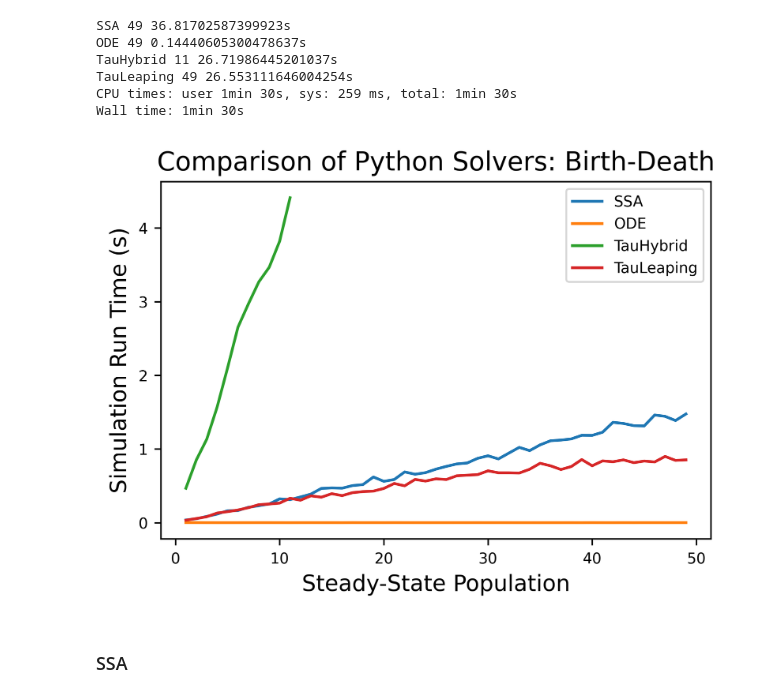
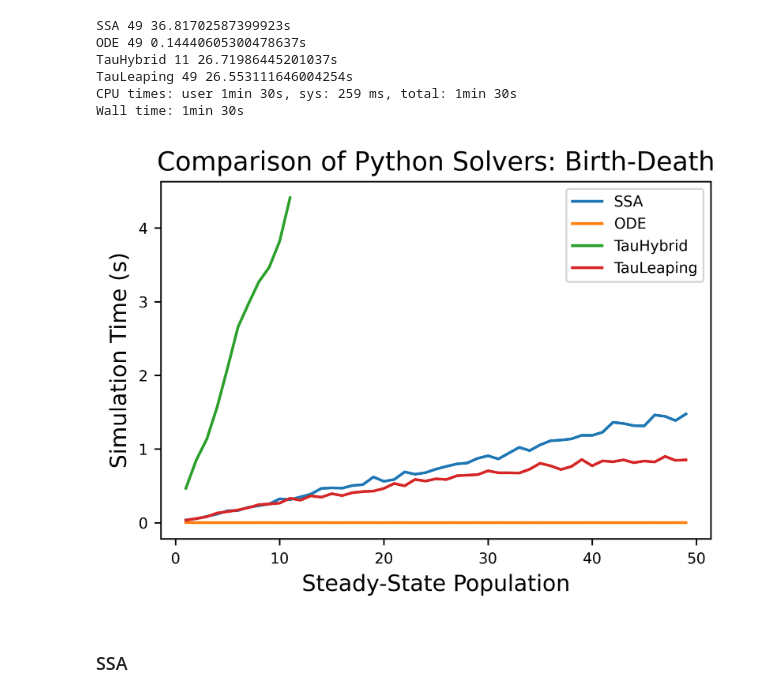
Before and after one commit to GillesPy2/GillesPy2_paper, a Jupyter notebook: performance/Solver_Run_Time_Comparison.ipynb, the cells around one changed output. Drawn from its saved outputs; the diff is of its cells as text; code cells hidden in the pictures.

```diff
--- a/performance/Solver_Run_Time_Comparison.ipynb
+++ b/performance/Solver_Run_Time_Comparison.ipynb
@@ -195,17 +195,17 @@ Wall time: 1min 30s
 # %%
 fig = plt.figure(figsize=(5.31,3.54), dpi=600)
 for name,times in NumPy_solvers_timing_data.items():
     name2=name.replace('CSolver','')
     plt.plot(v_range[0:len(NumPy_solvers_timing_data[name])], NumPy_solvers_timing_data[name], label=name2)
 plt.title("Comparison of Python Solvers: Birth-Death", fontsize=14)
 plt.xlabel('Steady-State Population', fontsize=12)
-plt.ylabel('Simulation Run Time (s)', fontsize=12)
+plt.ylabel('Simulation Time (s)', fontsize=12)
 plt.xticks(fontsize=8)
 plt.yticks(fontsize=8)
 plt.legend(loc='best', fontsize=8)
 plt.savefig('../images/Time_Comparison_Of_Python_Solvers.pdf', bbox_inches='tight')
 # %% [output]
-[figure, old version]
+[figure, new version]
 # %%
 raise Exception('stop')
 # %% [markdown]
```
Also changed, not shown: parts of 1 cell of this notebook, 3 other files.
